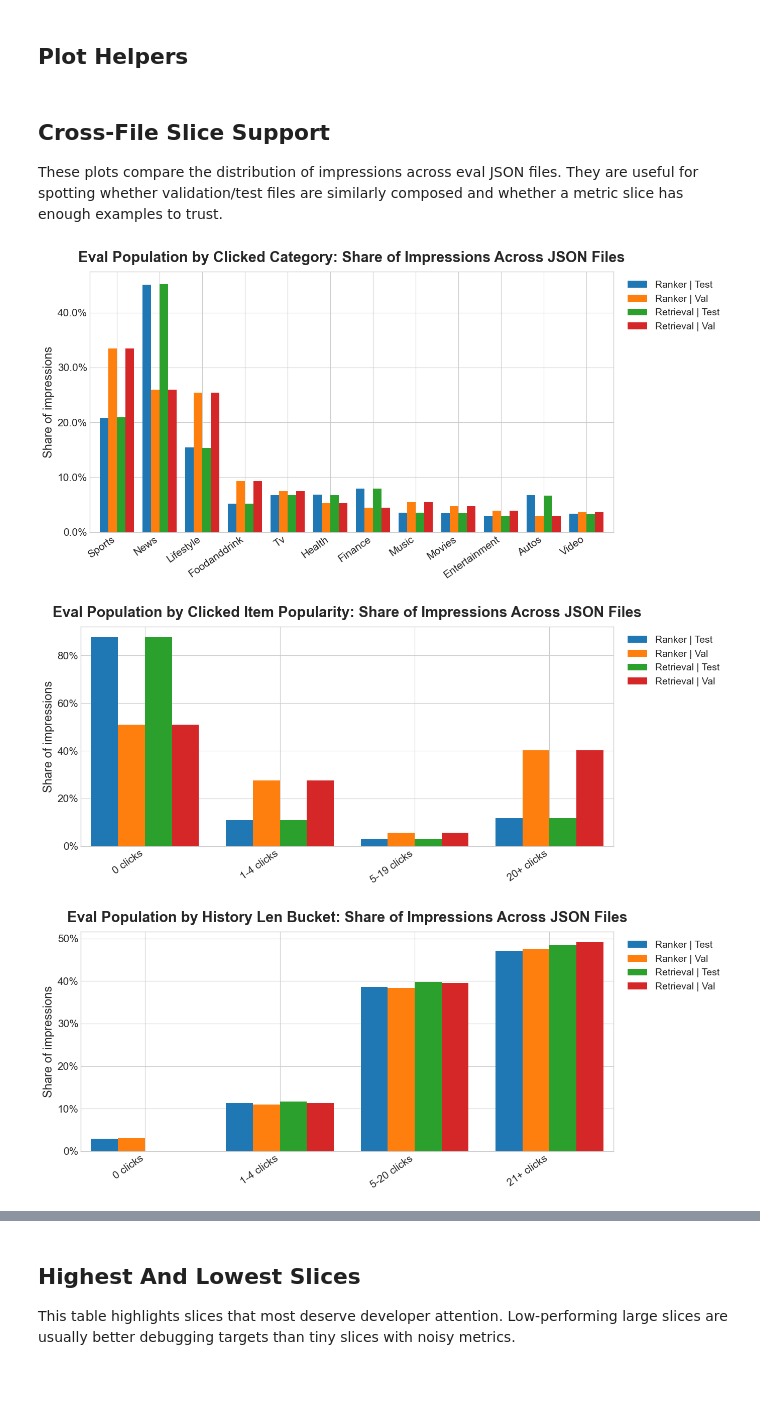
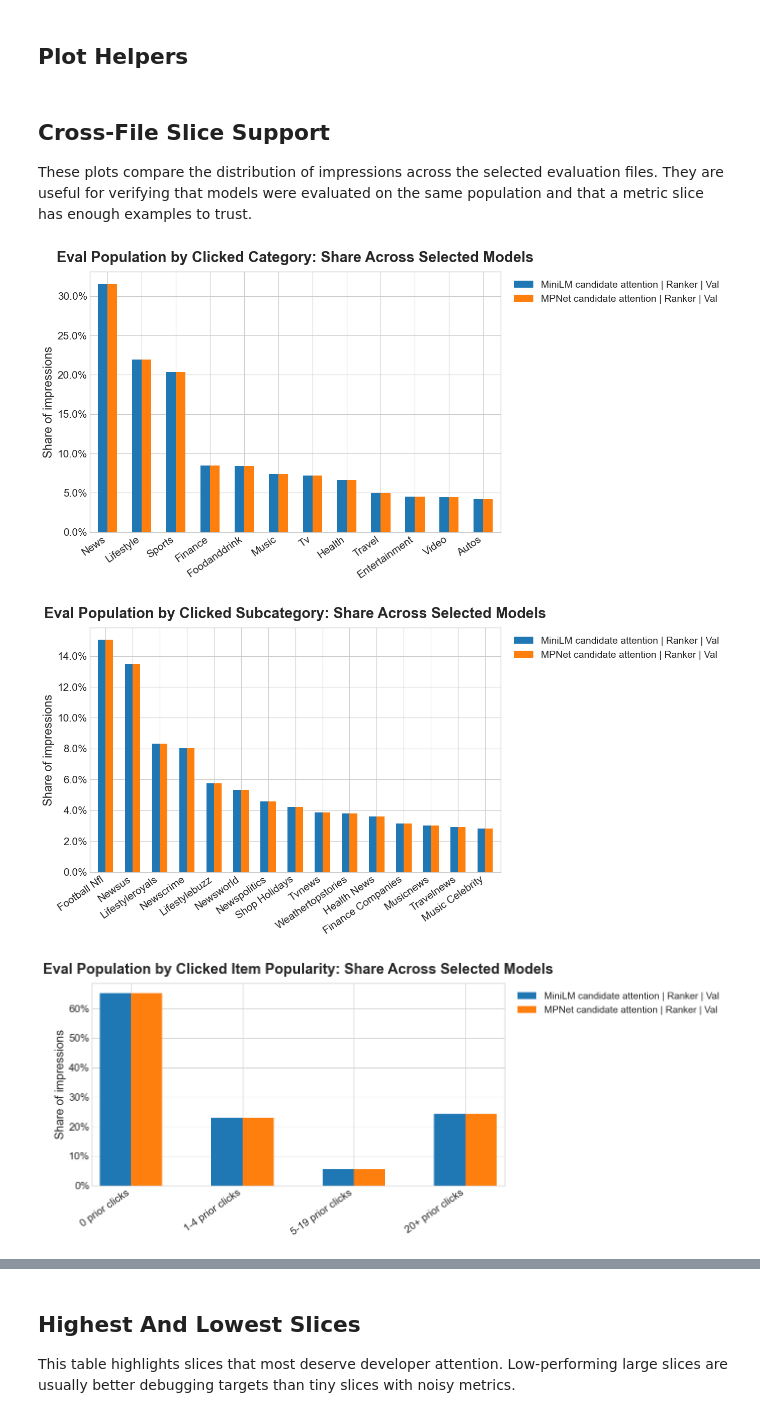
Before and after one commit to kanru-wang/MIND_Multistage_Recommender_with_Knowledge_Graph, a Jupyter notebook: notebooks/eval_slice_visualisation.ipynb, the cells around one changed output, grey strips where cells are left out. Drawn from its saved outputs; the diff is of its cells as text; code cells hidden in the pictures; blank space fills up the shorter version.

Commit message:
Updated plots

```diff
--- a/notebooks/eval_slice_visualisation.ipynb
+++ b/notebooks/eval_slice_visualisation.ipynb
@@ -45,17 +48,35 @@ if not (ROOT / "runs").exists() and (ROOT.parent / "runs").exists():
 RUNS_ROOT = ROOT / "runs"
 EVAL_GLOBS = ["*/eval/*.json", "*/retrieval/eval_*.json"]
 
+RUN_LABELS = {
+    "mind_large_temporal_text_adapt_candidate_attention_v1": "MiniLM candidate attention",
+    "mind_large_temporal_mpnet_candidate_attention_v1": "MPNet candidate attention",
+}
+SELECTED_RUNS: list[str] | None = list(RUN_LABELS)
+INCLUDE_STAGES: set[str] | None = {"ranker_eval"}
+INCLUDE_SPLITS: set[str] | None = {"val"}
+
 SLICE_PREFIXES = {
     "clicked_category": "impressions_with_clicked_category__",
+    "clicked_subcategory": "impressions_with_clicked_subcategory__",
     "clicked_popularity_bucket": "impressions_with_clicked_popularity_bucket__",
     "history_len_bucket": "history_len_bucket__",
     "time_period": "time_period__",
 }
 
-# Add "recall@10", "auc", or "mrr" here if you want a deeper ranker diagnostic pass.
-METRICS_TO_PLOT = ["ndcg@10", "recall_at_k"]
+EXACT_SLICES = {
+    "cold_user": ("user_state", "cold"),
+    "warm_user": ("user_state", "warm"),
+    "impressions_with_clicked_new_item": ("clicked_item_state", "new"),
+    "impressions_with_clicked_warm_item": ("clicked_item_state", "warm"),
+}
+SLICE_DIMENSIONS = [*SLICE_PREFIXES, "user_state", "clicked_item_state"]
+
+# Add "recall@10", "mrr", or "recall_at_k" for a deeper diagnostic pass.
+METRICS_TO_PLOT = ["auc", "ndcg@10"]
 TOP_N_CATEGORIES = 12
-MIN_IMPRESSIONS_FOR_METRIC_PLOTS = 25
+TOP_N_SUBCATEGORIES = 15
+MIN_IMPRESSIONS_FOR_METRIC_PLOTS = 1_000
 
 RUNS_ROOT
 # %% [output]
@@ -81,11 +102,14 @@ def infer_eval_metadata(path: Path, payload: dict) -> dict:
         split = match.group(1) if match else path.stem
     stage_label = {"retrieval": "Retrieval", "ranker_eval": "Ranker", "eval": "Eval"}.get(stage, stage.replace("_", " ").title())
     split_label = str(split).replace("_", " ").title()
-    label = f"{stage_label} | {split_label}"
-    return {"path": str(rel), "run": run_name, "stage": stage, "split": split, "file_label": label, "eval_k": payload.get("k")}
+    run_label = RUN_LABELS.get(run_name, run_name)
+    label = f"{run_label} | {stage_label} | {split_label}"
+    return {"path": str(rel), "run": run_name, "run_label": run_label, "stage": stage, "split": split, "file_label": label, "eval_k": payload.get("k")}
 
 
 def parse_slice_key(key: str) -> tuple[str | None, str | None]:
+    if key in EXACT_SLICES:
+        return EXACT_SLICES[key]
     for dimension, prefix in SLICE_PREFIXES.items():
         if key.startswith(prefix):
             return dimension, key[len(prefix):]
@@ -96,6 +120,9 @@ def discover_eval_jsons() -> list[Path]:
     paths = []
     for pattern in EVAL_GLOBS:
         paths.extend(RUNS_ROOT.glob(pattern))
+    if SELECTED_RUNS is not None:
+        selected = set(SELECTED_RUNS)
+        paths = [path for path in paths if path.relative_to(RUNS_ROOT).parts[0] in selected]
     return sorted(set(paths))
 
 
@@ -106,6 +133,10 @@ def build_slice_frame(paths: list[Path]) -> tuple[pd.DataFrame, pd.DataFrame]:
     for path in paths:
         payload = read_json(path)
         meta = infer_eval_metadata(path, payload)
+        if INCLUDE_STAGES is not None and meta["stage"] not in INCLUDE_STAGES:
+            continue
+        if INCLUDE_SPLITS is not None and meta["split"] not in INCLUDE_SPLITS:
+            continue
         slices = payload.get("slices", {})
         has_supported_slices = isinstance(slices, dict) and any(parse_slice_key(k)[0] for k in slices)
         file_records.append({**meta, "has_supported_slices": has_supported_slices, "n_slices": len(slices) if isinstance(slices, dict) else 0})
@@ -145,6 +176,9 @@ def build_slice_frame(paths: list[Path]) -> tuple[pd.DataFrame, pd.DataFrame]:
             df["time_min"] = pd.to_datetime(df["time_min"], errors="coerce")
             df["time_max"] = pd.to_datetime(df["time_max"], errors="coerce")
             df["time_mid"] = df["time_min"] + (df["time_max"] - df["time_min"]) / 2
+    if not files.empty and files["file_label"].duplicated().any():
+        duplicates = files.loc[files["file_label"].duplicated(keep=False), "file_label"].tolist()
+        raise ValueError(f"Evaluation labels must be unique; duplicate labels: {duplicates}")
     return df, files
 
 
@@ -379,11 +437,11 @@ def plot_metric_by_dimension(dimension: str, metric: str) -> None:
 # %% [markdown]
 ## Cross-File Slice Support
 
-These plots compare the distribution of impressions across eval JSON files. They are useful for spotting whether validation/test files are similarly composed and whether a metric slice has enough examples to trust.
+These plots compare the distribution of impressions across the selected evaluation files. They are useful for verifying that models were evaluated on the same population and that a metric slice has enough examples to trust.
 # %%
-for dimension in SLICE_PREFIXES:
+for dimension in SLICE_DIMENSIONS:
     plot_support_shares(dimension)
 # %% [output]
-[figure, old version]
+[figure, new version]
-[figure, old version]
+[figure, new version]
-[figure, old version]
+[figure, new version]
```
Also changed, not shown: parts of 10 cells of this notebook, 18 other files.
